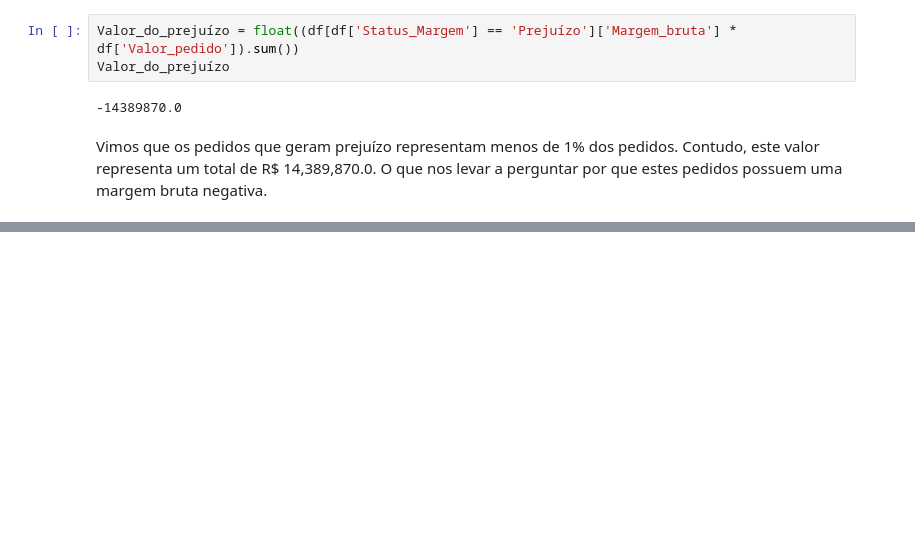
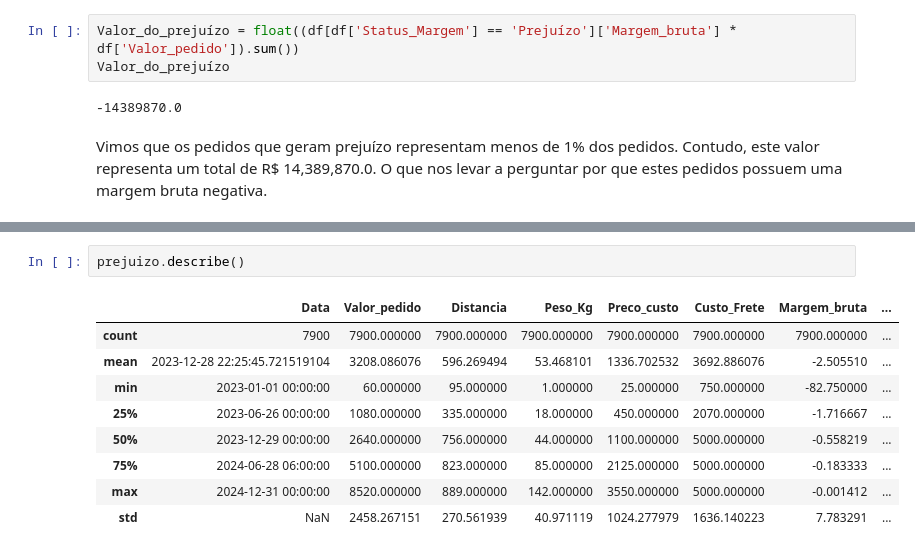
Before and after one commit to mh-pedro/freight-cost-optimizer, a Jupyter notebook: notebooks/analise_fretes.ipynb, the cells around one changed output, grey strips where cells are left out. Saved outputs shown, nothing was run; the diff lists cells and outputs as text; blank space fills up the shorter version.

```diff
--- a/notebooks/analise_fretes.ipynb
+++ b/notebooks/analise_fretes.ipynb
@@ -377,0 +396,12 @@ Vimos que os pedidos que geram prejuízo representam menos de 1% dos pedidos. Co
+# %%
+prejuizo.describe()
+# %% [output]
+|  | Data | Valor_pedido | Distancia | Peso_Kg | Preco_custo | Custo_Frete | Margem_bruta | ... |
+| count | 7900 | 7900.000000 | 7900.000000 | 7900.000000 | 7900.000000 | 7900.000000 | 7900.000000 | ... |
+| mean | 2023-12-28 22:25:45.721519104 | 3208.086076 | 596.269494 | 53.468101 | 1336.702532 | 3692.886076 | -2.505510 | ... |
+| min | 2023-01-01 00:00:00 | 60.000000 | 95.000000 | 1.000000 | 25.000000 | 750.000000 | -82.750000 | ... |
+| 25% | 2023-06-26 00:00:00 | 1080.000000 | 335.000000 | 18.000000 | 450.000000 | 2070.000000 | -1.716667 | ... |
+| 50% | 2023-12-29 00:00:00 | 2640.000000 | 756.000000 | 44.000000 | 1100.000000 | 5000.000000 | -0.558219 | ... |
+| 75% | 2024-06-28 06:00:00 | 5100.000000 | 823.000000 | 85.000000 | 2125.000000 | 5000.000000 | -0.183333 | ... |
+| max | 2024-12-31 00:00:00 | 8520.000000 | 889.000000 | 142.000000 | 3550.000000 | 5000.000000 | -0.001412 | ... |
+| std | NaN | 2458.267151 | 270.561939 | 40.971119 | 1024.277979 | 1636.140223 | 7.783291 | ... |
```
Also changed, not shown: parts of 6 cells of this notebook.
